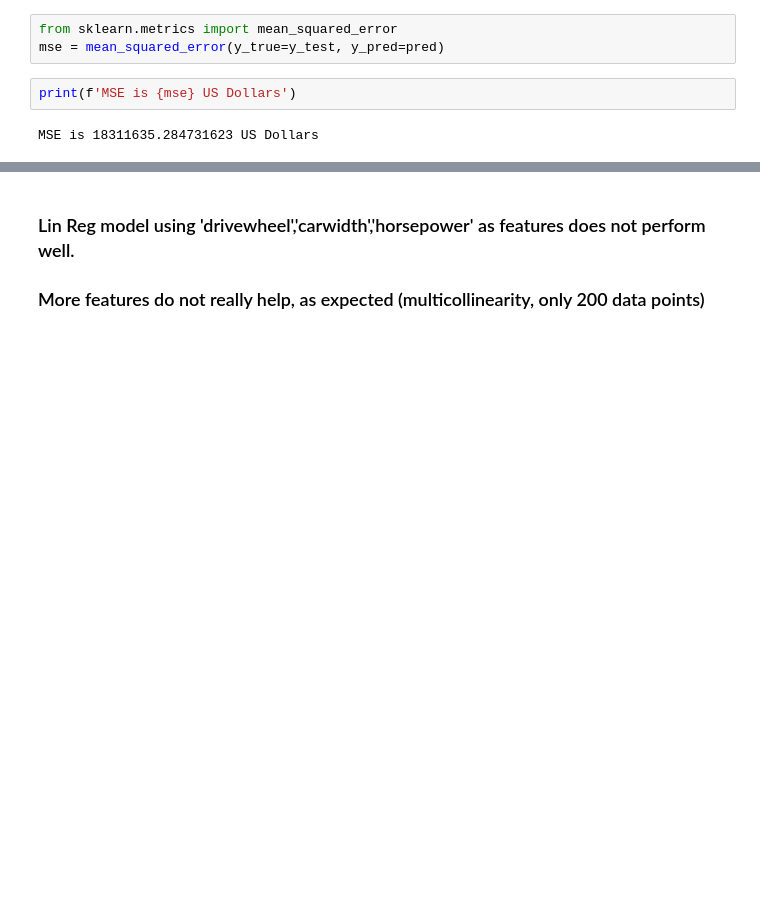
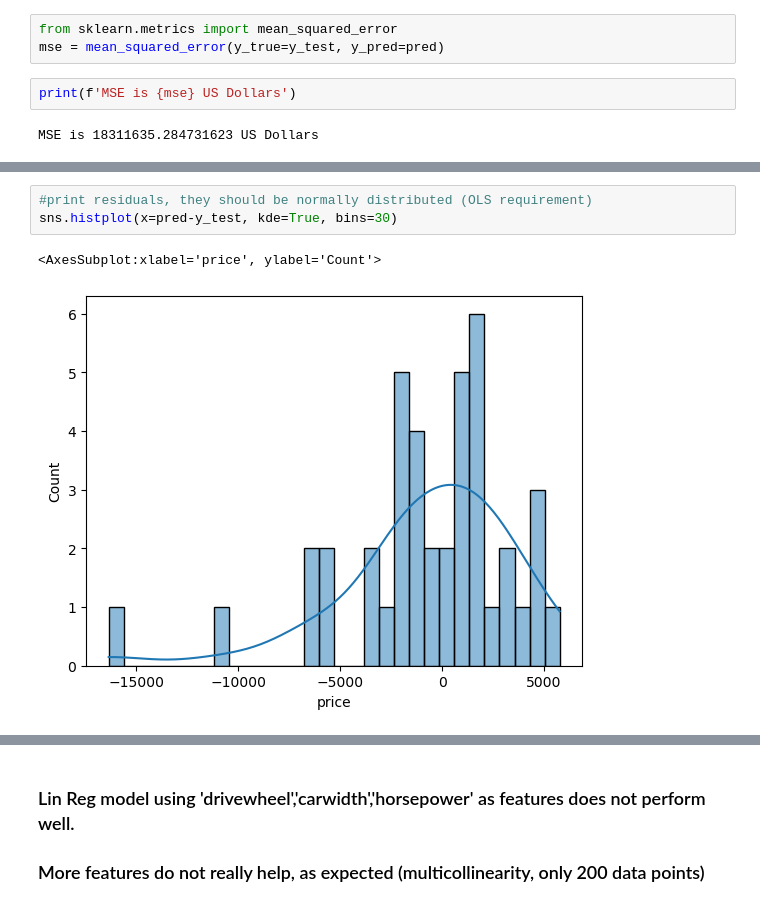
Before and after one commit to judussoari/Data_Cases, a Jupyter notebook: code/car_prices.ipynb, the cells around one changed output, grey strips where cells are left out. Drawn from its saved outputs; the diff is of its cells as text; blank space fills up the shorter version.

```diff
--- a/code/car_prices.ipynb
+++ b/code/car_prices.ipynb
@@ -183,0 +189,6 @@ MSE is 18311635.284731623 US Dollars
+# %%
+#print residuals, they should be normally distributed (OLS requirement)
+sns.histplot(x=pred-y_test, kde=True, bins=30)
+# %% [output]
+<AxesSubplot:xlabel='price', ylabel='Count'>
+[figure, added]
```
Also changed, not shown: parts of 3 cells of this notebook.
